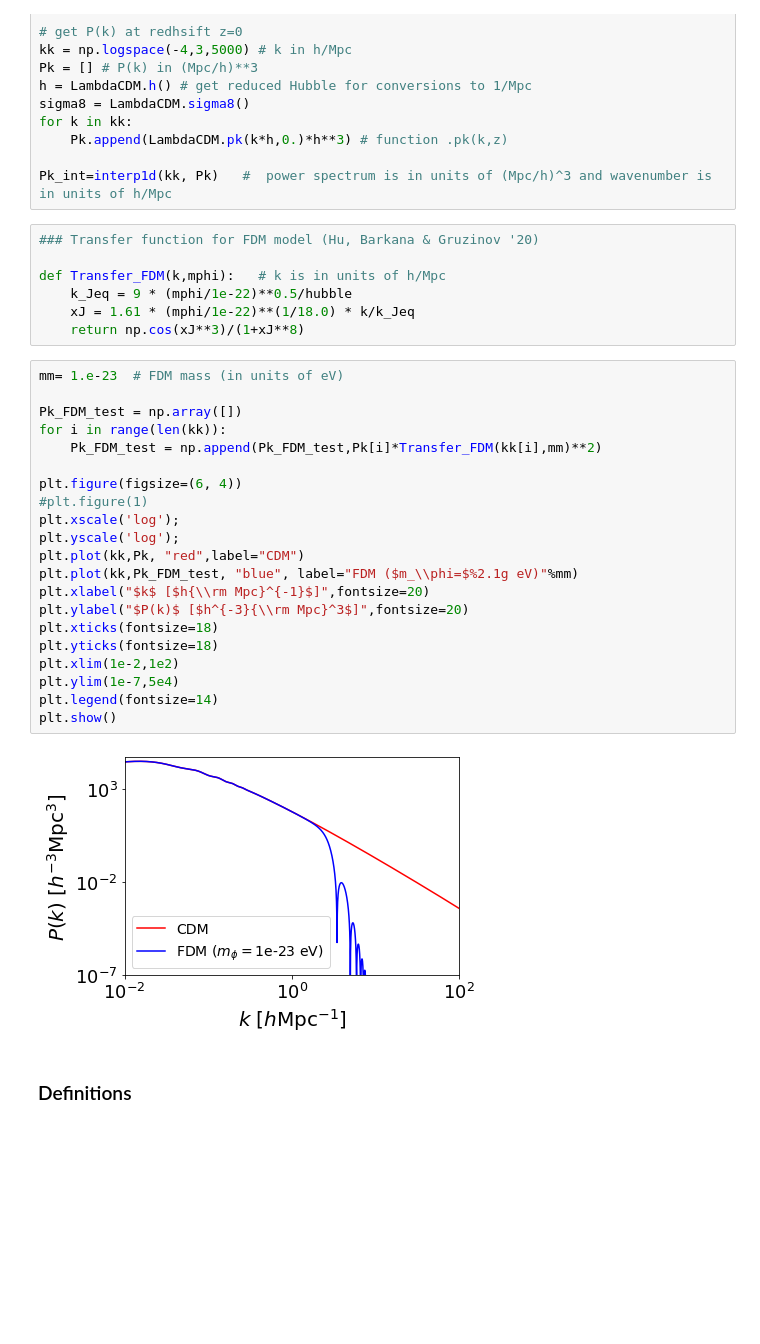
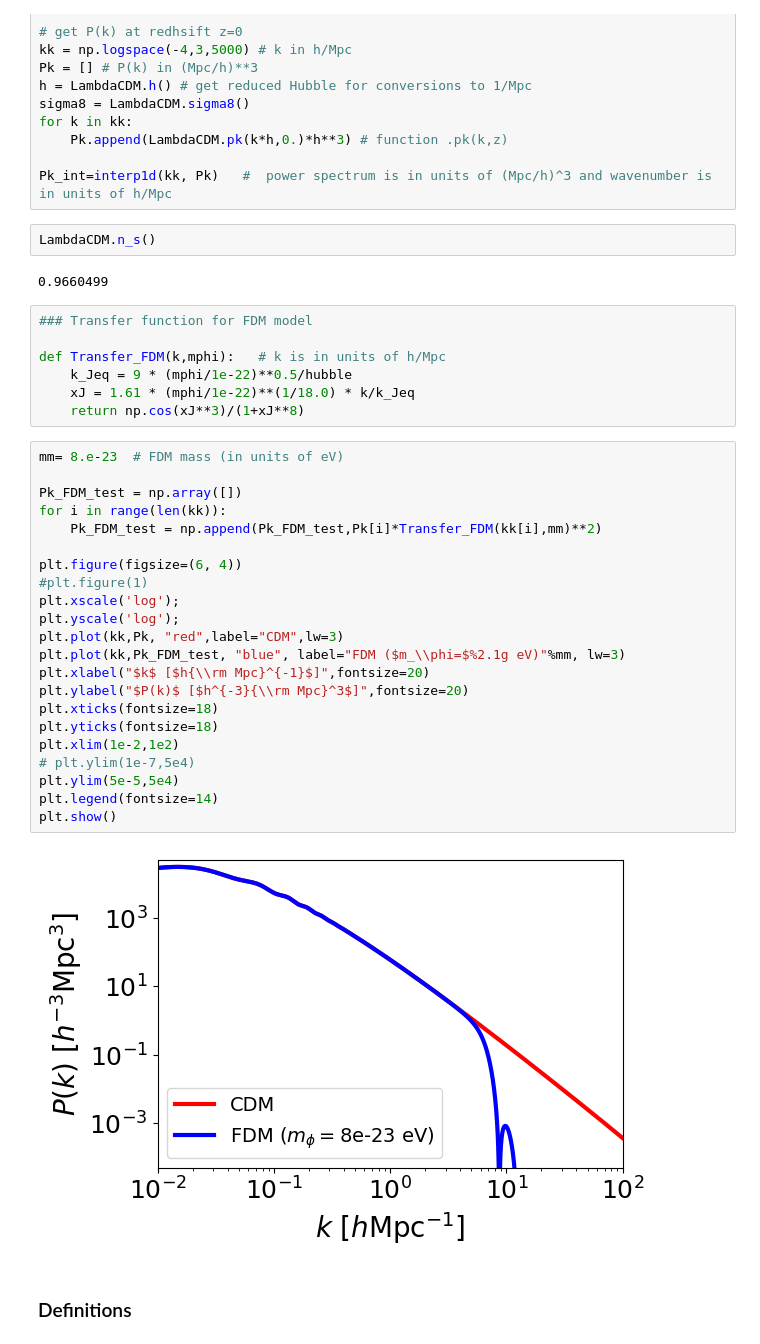
Before and after one commit to ataruya/FDM, a Jupyter notebook: Core-halo_FDM.ipynb, the cells around one changed output. Saved outputs shown, nothing was run; the diff lists cells and outputs as text; blank space fills up the shorter version.

```diff
--- a/Core-halo_FDM.ipynb
+++ b/Core-halo_FDM.ipynb
@@ -680,36 +687,41 @@ for k in kk:
     Pk.append(LambdaCDM.pk(k*h,0.)*h**3) # function .pk(k,z)
 
 Pk_int=interp1d(kk, Pk)   #  power spectrum is in units of (Mpc/h)^3 and wavenumber is in units of h/Mpc
+# %%
+LambdaCDM.n_s()
+# %% [output]
+0.9660499
 # %%
-### Transfer function for FDM model (Hu, Barkana & Gruzinov '20)
+### Transfer function for FDM model
 
 def Transfer_FDM(k,mphi):   # k is in units of h/Mpc
     k_Jeq = 9 * (mphi/1e-22)**0.5/hubble
     xJ = 1.61 * (mphi/1e-22)**(1/18.0) * k/k_Jeq
     return np.cos(xJ**3)/(1+xJ**8)
 # %%
-mm= 1.e-23  # FDM mass (in units of eV)
+mm= 8.e-23  # FDM mass (in units of eV)
 
 Pk_FDM_test = np.array([])
 for i in range(len(kk)):
     Pk_FDM_test = np.append(Pk_FDM_test,Pk[i]*Transfer_FDM(kk[i],mm)**2)
 
 plt.figure(figsize=(6, 4))
 #plt.figure(1)
 plt.xscale('log');
 plt.yscale('log');
-plt.plot(kk,Pk, "red",label="CDM")
-plt.plot(kk,Pk_FDM_test, "blue", label="FDM ($m_\\phi=$%2.1g eV)"%mm)
+plt.plot(kk,Pk, "red",label="CDM",lw=3)
+plt.plot(kk,Pk_FDM_test, "blue", label="FDM ($m_\\phi=$%2.1g eV)"%mm, lw=3)
 plt.xlabel("$k$ [$h{\\rm Mpc}^{-1}$]",fontsize=20)
 plt.ylabel("$P(k)$ [$h^{-3}{\\rm Mpc}^3$]",fontsize=20)
 plt.xticks(fontsize=18)
 plt.yticks(fontsize=18)
 plt.xlim(1e-2,1e2)
-plt.ylim(1e-7,5e4)
+# plt.ylim(1e-7,5e4)
+plt.ylim(5e-5,5e4)
 plt.legend(fontsize=14)
 plt.show()
 # %% [output]
-[figure, old version]
+[figure, new version]
 # %% [markdown]
 ### Definitions
 # %%
```
Also changed, not shown: parts of 11 cells of this notebook.
